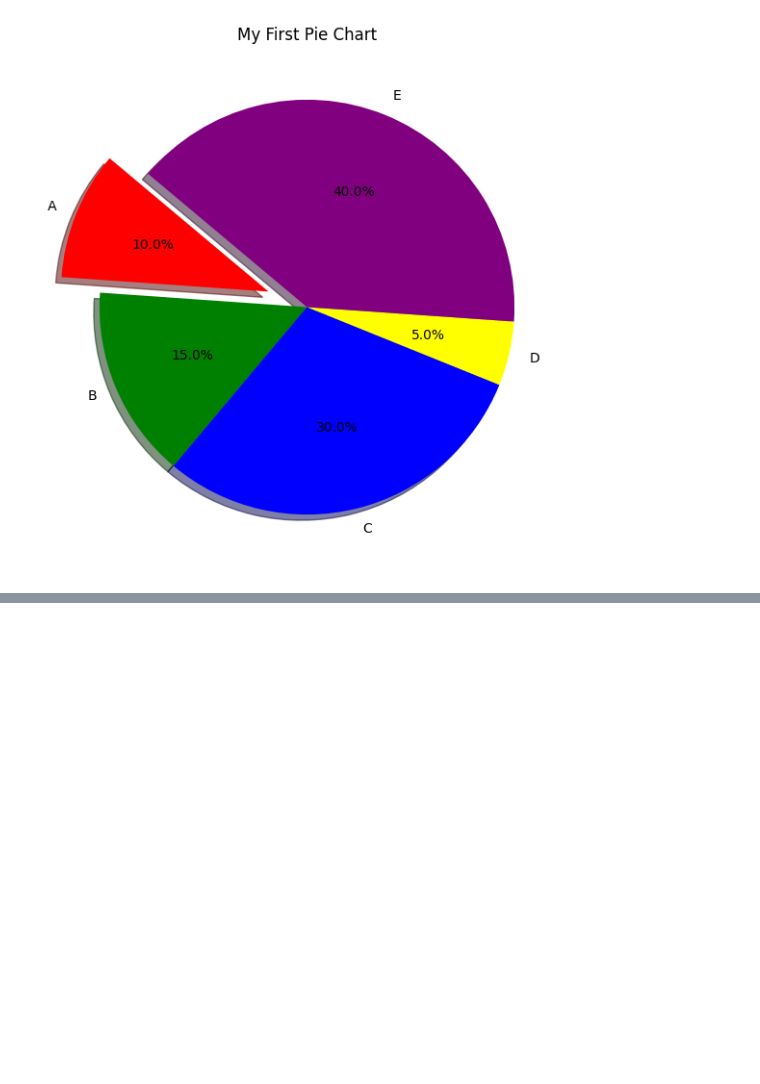
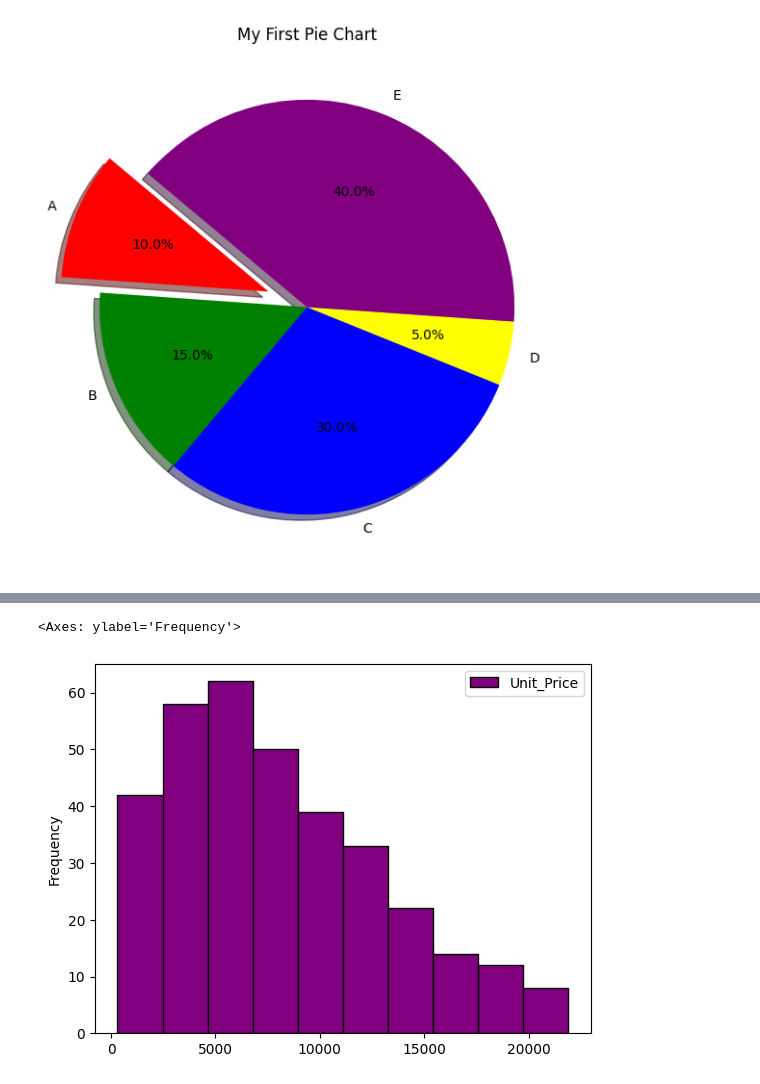
Before and after one commit to Imtiazjumman/Data_analytics, a Jupyter notebook: Matplotlib/Matplotlib.ipynb, the cells around one changed output, grey strips where cells are left out. Drawn from its saved outputs; the diff is of its cells as text; code cells hidden in the pictures; blank space fills up the shorter version.

```diff
--- a/Matplotlib/Matplotlib.ipynb
+++ b/Matplotlib/Matplotlib.ipynb
@@ -169,0 +241,6 @@ plt.show()
+# %%
+sales_trend = sales_data_df.groupby('Sale_Date')['Unit_Price'].sum().reset_index()
+sales_trend.plot(kind = 'hist',color = 'purple',edgecolor='Black')
+# %% [output]
+<Axes: ylabel='Frequency'>
+[figure, added]
```
Also changed, not shown: parts of 6 cells of this notebook, 1 other file.
